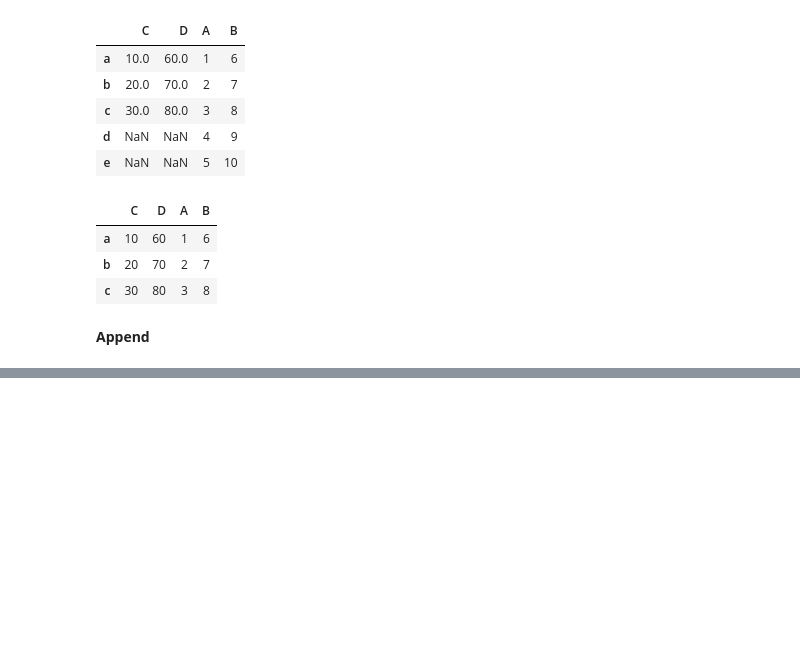
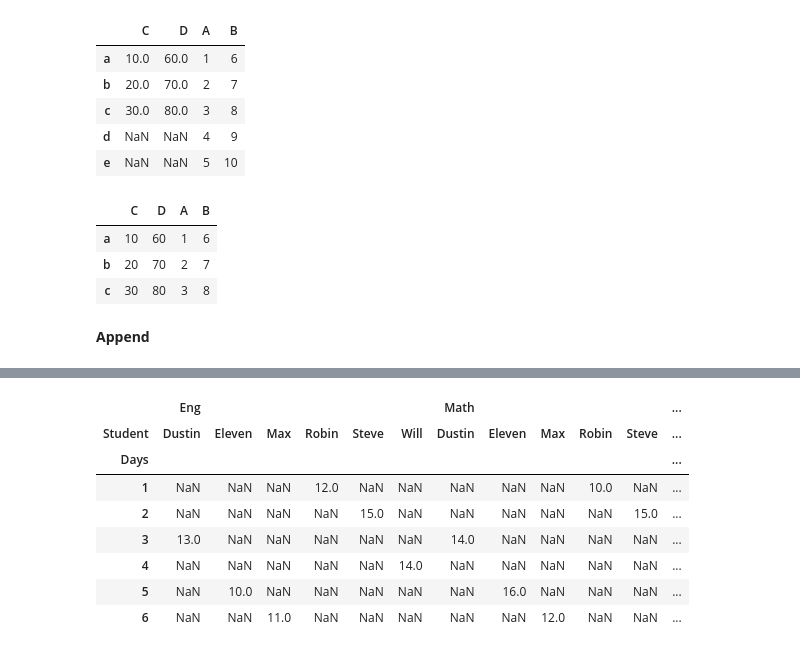
Before and after one commit to NishmthaM/Python_pandas, a Jupyter notebook: python_pandas02.ipynb, the cells around one changed output, grey strips where cells are left out. Cells and saved outputs as stored; diff of their text form; code cells hidden in the pictures; blank space fills up the shorter version.

```diff
--- a/python_pandas02.ipynb
+++ b/python_pandas02.ipynb
@@ -193,0 +278,7 @@ b.join(a,how="inner")  # intersecton
+# %%
+# pivot() data arrangement and reframing
+
+import pandas as pd
+
+a=pd.DataFrame({"Days":[1,2,3,4,5,6],"Student":["Robin","Steve","Dustin","Will","Eleven","Max"],"Eng":[12,15,13,14,10,11],"Math":[10,15,14,18,16,12]})
+a
@@ -193,0 +293,12 @@ b.join(a,how="inner")  # intersecton
+# %%
+a.pivot(index="Days",columns="Student")
+# %% [output]
+|  | Eng |  |  |  |  |  | Math |  |  |  |  | ... |
+| Student | Dustin | Eleven | Max | Robin | Steve | Will | Dustin | Eleven | Max | Robin | Steve | ... |
+| Days |  |  |  |  |  |  |  |  |  |  |  | ... |
+| 1 | NaN | NaN | NaN | 12.0 | NaN | NaN | NaN | NaN | NaN | 10.0 | NaN | ... |
+| 2 | NaN | NaN | NaN | NaN | 15.0 | NaN | NaN | NaN | NaN | NaN | 15.0 | ... |
+| 3 | 13.0 | NaN | NaN | NaN | NaN | NaN | 14.0 | NaN | NaN | NaN | NaN | ... |
+| 4 | NaN | NaN | NaN | NaN | NaN | 14.0 | NaN | NaN | NaN | NaN | NaN | ... |
+| 5 | NaN | 10.0 | NaN | NaN | NaN | NaN | NaN | 16.0 | NaN | NaN | NaN | ... |
+| 6 | NaN | NaN | 11.0 | NaN | NaN | NaN | NaN | NaN | 12.0 | NaN | NaN | ... |
```
Also changed, not shown: parts of 9 cells of this notebook.
